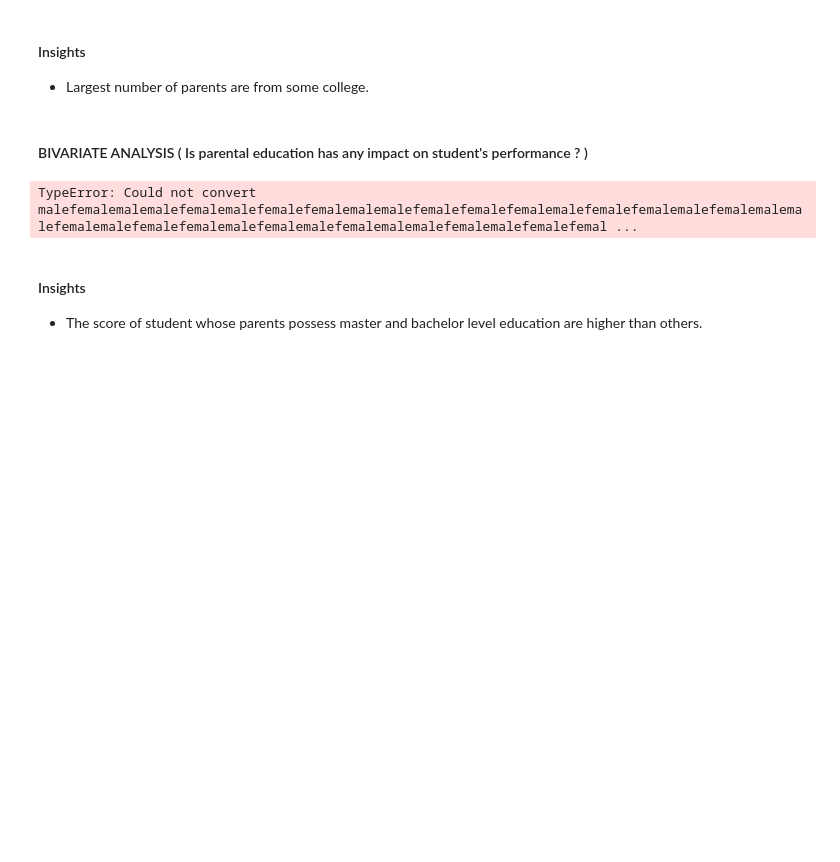
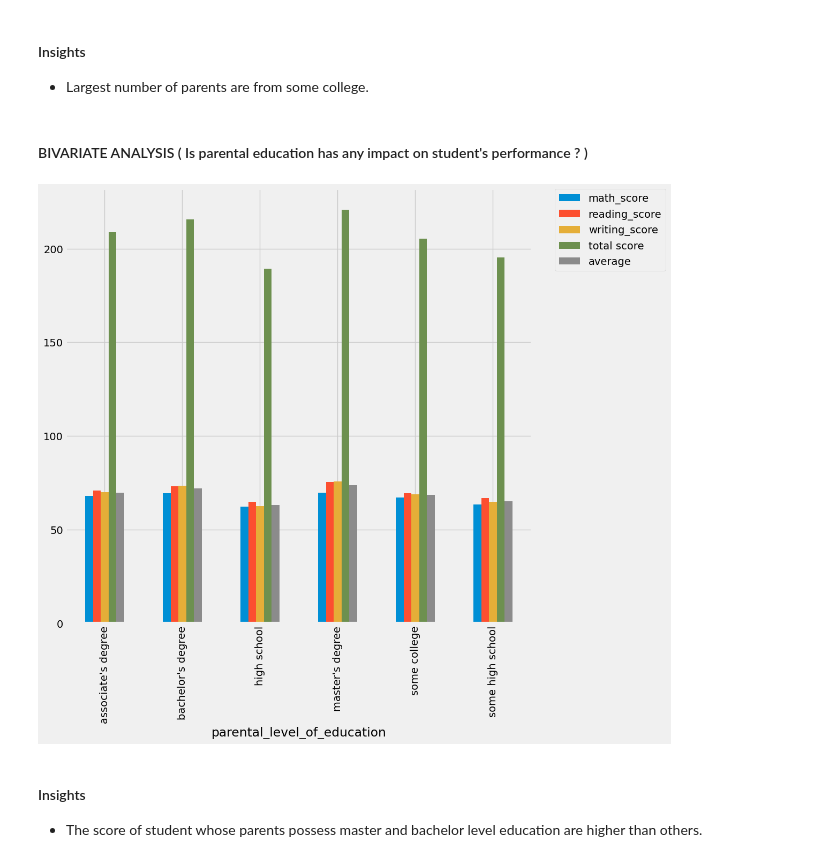
Before and after one commit to yusuf697/mlproject, a Jupyter notebook: notebook/1 . EDA STUDENT PERFORMANCE .ipynb, the cells around one changed output. Drawn from its saved outputs; the diff is of its cells as text; code cells hidden in the pictures; blank space fills up the shorter version.

```diff
--- a/notebook/1 . EDA STUDENT PERFORMANCE .ipynb
+++ b/notebook/1 . EDA STUDENT PERFORMANCE .ipynb
@@ -529,11 +531,11 @@ plt.show()
 # %% [markdown]
 #### BIVARIATE ANALYSIS ( Is parental education has any impact on student's performance ? )
 # %%
-df.groupby('parental_level_of_education').agg('mean').plot(kind='bar',figsize=(10,10))
+df.groupby('parental_level_of_education').mean(numeric_only=True).plot(kind='bar', figsize=(10,10))
 plt.legend(bbox_to_anchor=(1.05, 1), loc=2, borderaxespad=0.)
 plt.show()
 # %% [output]
-TypeError: Could not convert malefemalemalemalefemalemalefemalefemalemalemalefemalefemalefemalemalefemalefemalemalefemalemalemalefemalemalefemalefemalemalefemalemalefemalemalemalefemalemalefemalefemal ...
+[figure, added]
 # %% [markdown]
 #### Insights
 - The score of student whose parents possess master and bachelor level education are higher than others.
```
Also changed, not shown: parts of 2 cells of this notebook, 5 other files.
